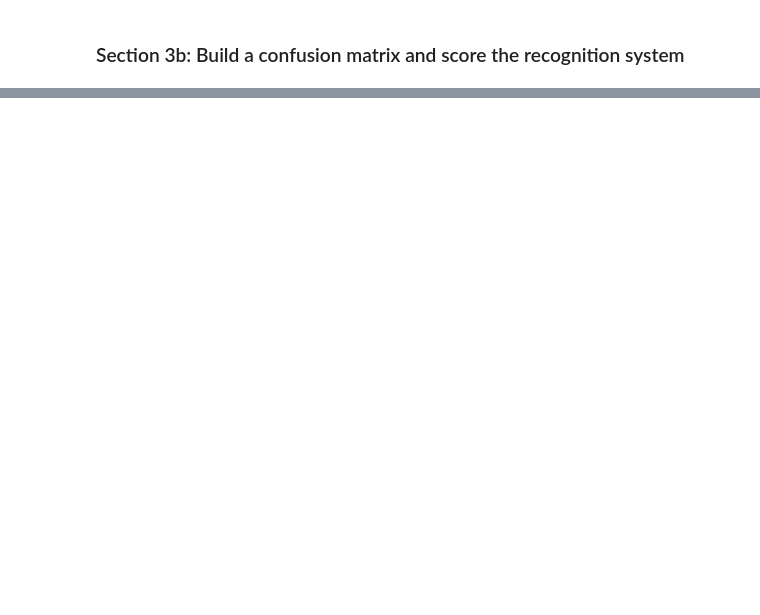
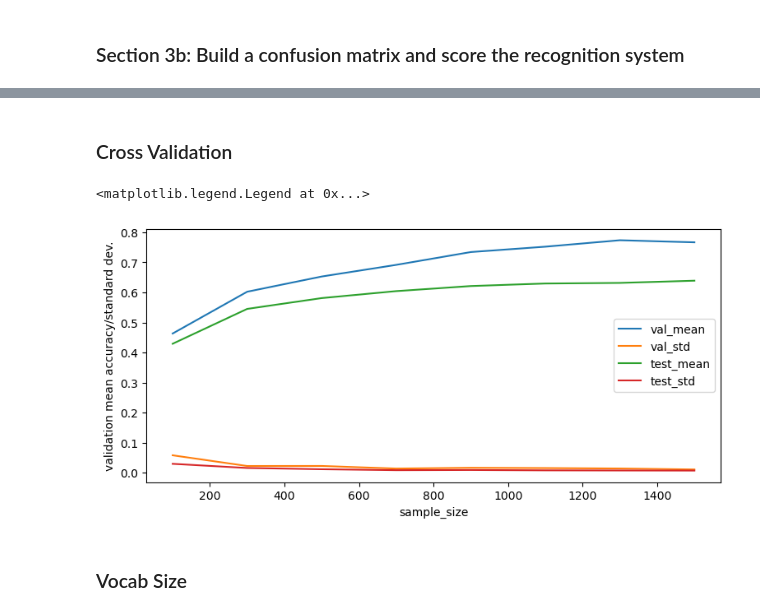
Before and after one commit to wanteatfruit/CS308-CV-Assignments, a Jupyter notebook: Assignment3/Assignment3_code/mycode/assignment3.ipynb, the cells around one changed output, grey strips where cells are left out. Cells and saved outputs as stored; diff of their text form; code cells hidden in the pictures; blank space fills up the shorter version.

```diff
--- a/Assignment3/Assignment3_code/mycode/assignment3.ipynb
+++ b/Assignment3/Assignment3_code/mycode/assignment3.ipynb
@@ -120,11 +117,11 @@ To create a new vocabulary, make sure `vocab_filename` is different than the old
 # %%
 print('Using the BAG-OF-SIFT representation for images')
 
-vocab_filename = 'vocab.pkl'
+vocab_filename = 'vocab_1000.pkl'
 if not osp.isfile(vocab_filename):
     # Construct the vocabulary
     print('No existing visual word vocabulary found. Computing one from training images')
-    vocab_size = 200  # Larger values will work better (to a point) but be slower to compute
+    vocab_size = 1000  # Larger values will work better (to a point) but be slower to compute
     vocab = sc.build_vocabulary(train_image_paths, vocab_size)
     with open(vocab_filename, 'wb') as f:
         pickle.dump(vocab, f)
@@ -159,0 +169,2 @@ show_results(train_image_paths, test_image_paths, train_labels, test_labels, cat
+# %% [markdown]
+### Cross Validation
@@ -159,0 +207,26 @@ show_results(train_image_paths, test_image_paths, train_labels, test_labels, cat
+# %%
+val_means = []
+val_stds = []
+test_means = []
+test_stds =[]
+sample_size=[100,300,500,700,900,1100,1300,1500]
+for i in sample_size: # apply cross validation using different sample size
+    mean, std ,t_mean,t_std=cross_validation(i)
+    val_means.append(mean)
+    val_stds.append(std)
+    test_means.append(t_mean)
+    test_stds.append(t_std)
+# %%
+fig, ax = plt.subplots(1,1,figsize=(9,4))
+ax.plot(sample_size,val_means)
+ax.plot(sample_size, val_stds)
+ax.plot(sample_size, test_means)
+ax.plot(sample_size, test_stds)
+ax.set_xlabel("sample_size")
+ax.set_ylabel("validation mean accuracy/standard dev.")
+ax.legend(['val_mean','val_std','test_mean','test_std'])
+# %% [output]
+<matplotlib.legend.Legend at 0x...>
+[figure, added]
+# %% [markdown]
+### Vocab Size
```
Also changed, not shown: parts of 14 cells of this notebook, 11 other files.
